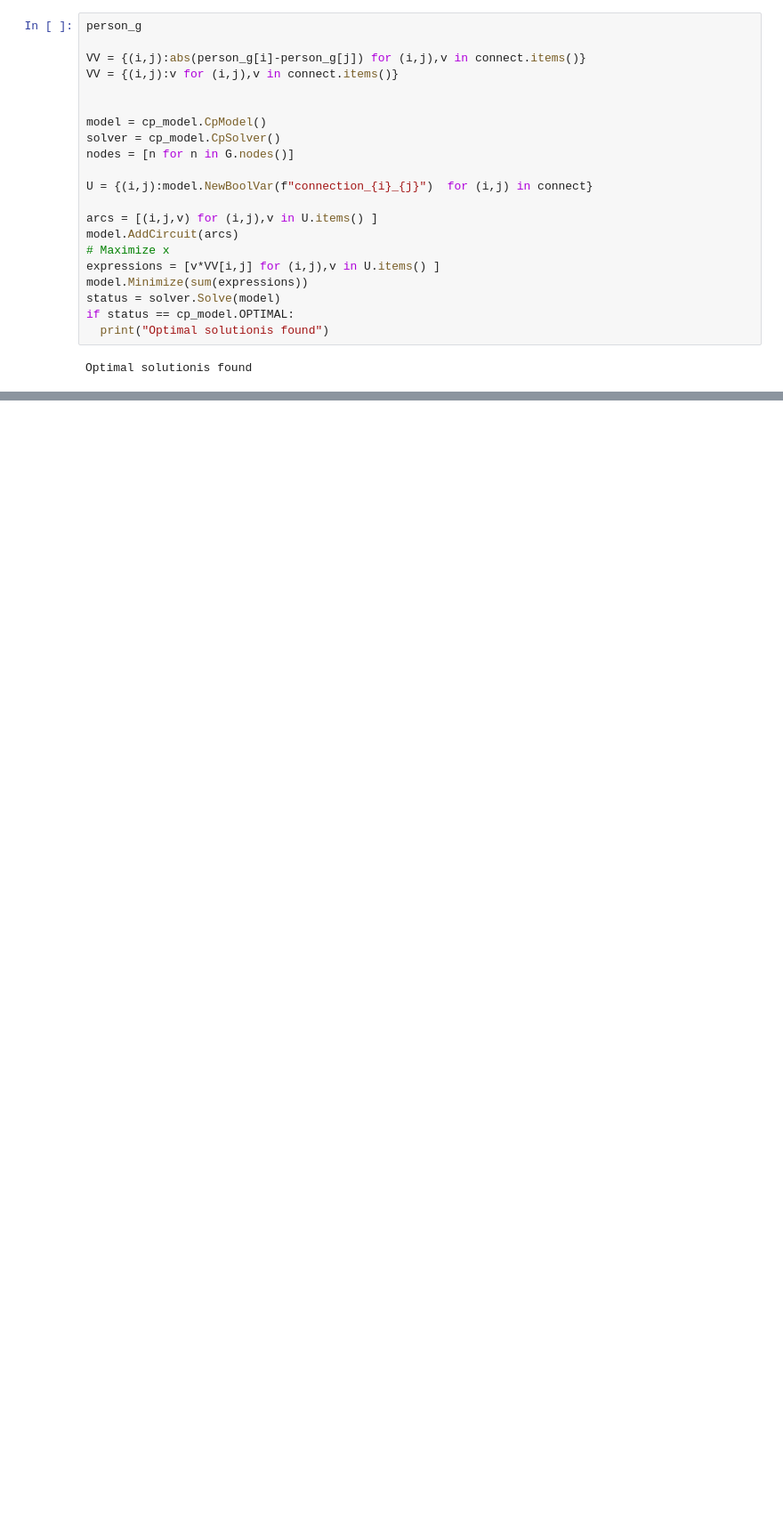
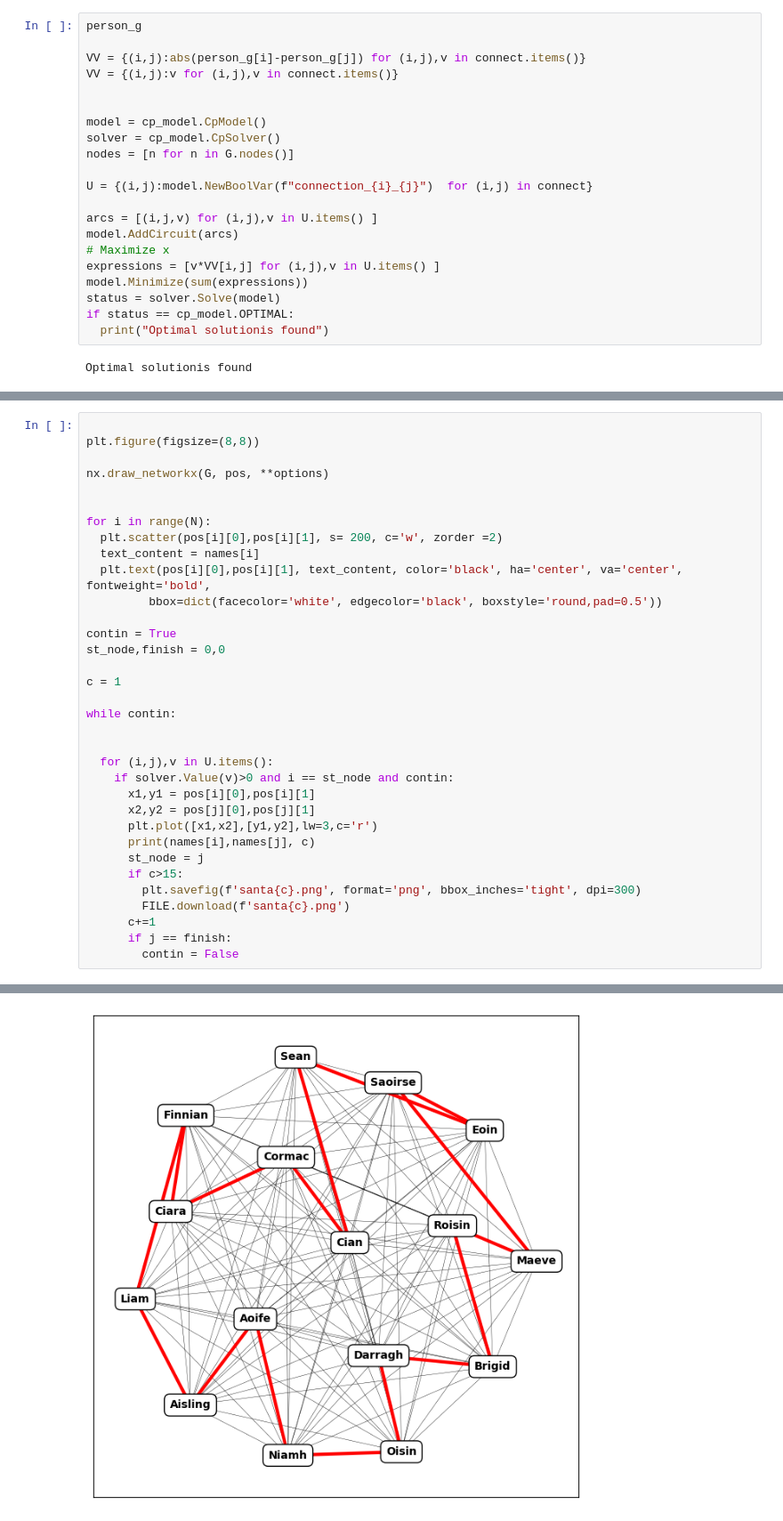
Before and after one commit to OptimizationExpert/Pyomo, a Jupyter notebook: Secret_Santa_Circuit_Advanced_CP.ipynb, the cells around one changed output, grey strips where cells are left out. Shown at 89% size. Drawn from its saved outputs; the diff is of its cells as text; blank space fills up the shorter version.

```diff
--- a/Secret_Santa_Circuit_Advanced_CP.ipynb
+++ b/Secret_Santa_Circuit_Advanced_CP.ipynb
@@ -214,0 +252,35 @@ Maeve Brigid
+# %%
+
+plt.figure(figsize=(8,8))
+
+nx.draw_networkx(G, pos, **options)
+
+
+for i in range(N):
+  plt.scatter(pos[i][0],pos[i][1], s= 200, c='w', zorder =2)
+  text_content = names[i]
+  plt.text(pos[i][0],pos[i][1], text_content, color='black', ha='center', va='center', fontweight='bold',
+         bbox=dict(facecolor='white', edgecolor='black', boxstyle='round,pad=0.5'))
+
+contin = True
+st_node,finish = 0,0
+
+c = 1
+
+while contin:
+
+
+  for (i,j),v in U.items():
+    if solver.Value(v)>0 and i == st_node and contin:
+      x1,y1 = pos[i][0],pos[i][1]
+      x2,y2 = pos[j][0],pos[j][1]
+      plt.plot([x1,x2],[y1,y2],lw=3,c='r')
+      print(names[i],names[j], c)
+      st_node = j
+      if c>15:
+        plt.savefig(f'santa{c}.png', format='png', bbox_inches='tight', dpi=300)
+        FILE.download(f'santa{c}.png')
+      c+=1
+      if j == finish:
+        contin = False
+# %% [output]
@@ -214,0 +305 @@ Maeve Brigid
+[figure, added]
```
Also changed, not shown: parts of 9 cells of this notebook.
